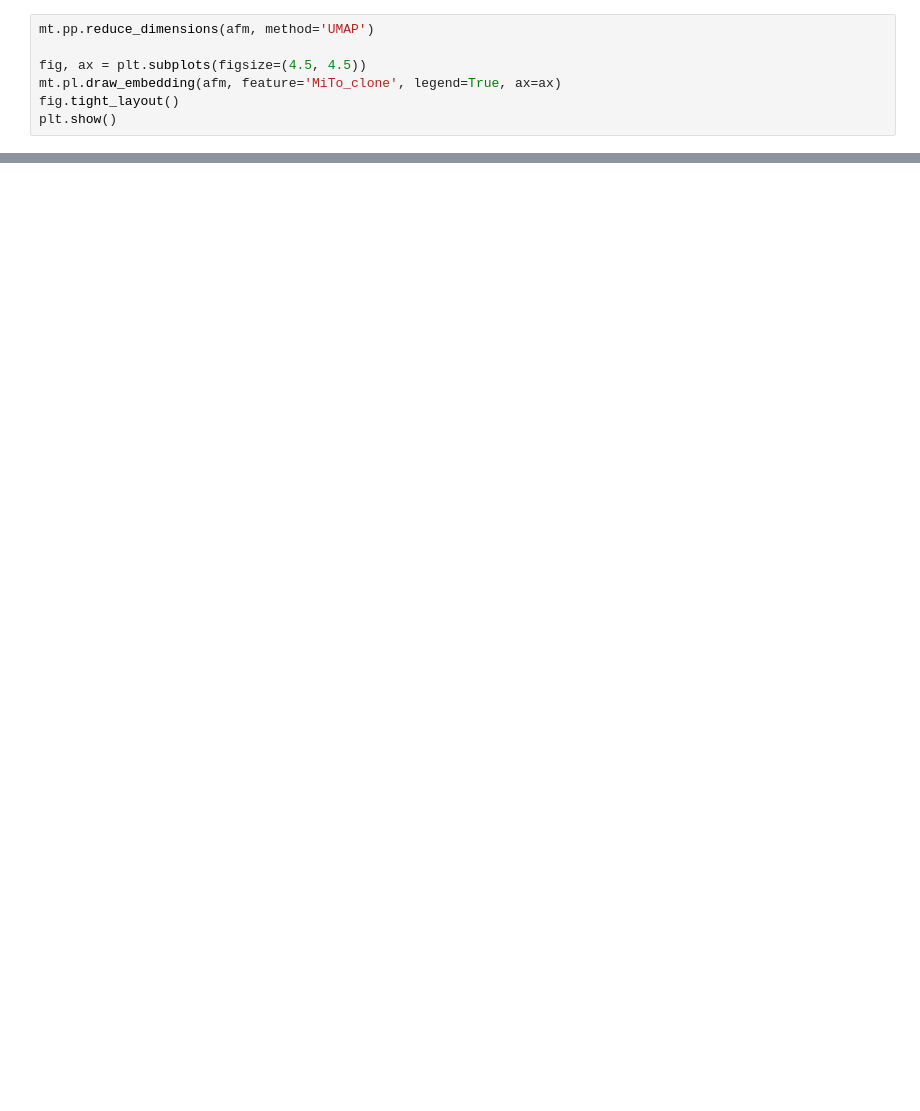
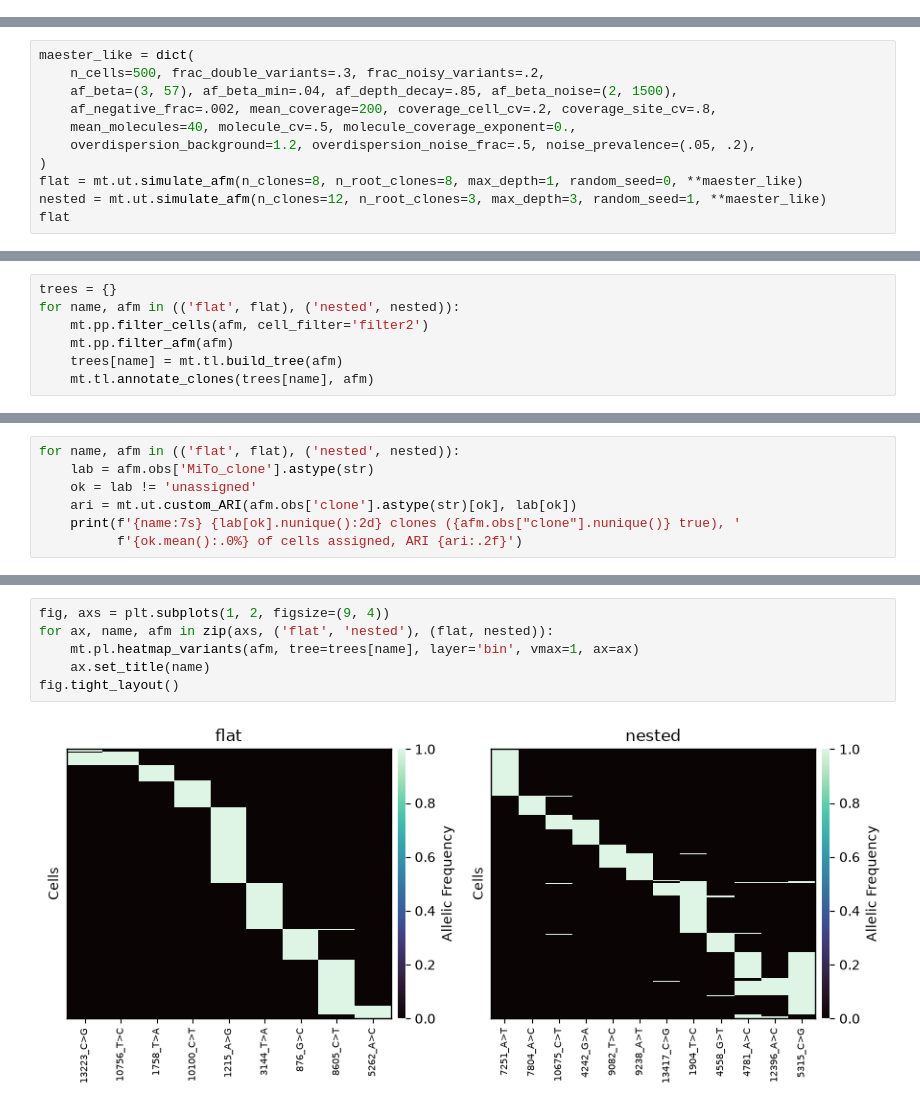
Before and after one commit to andrecossa5/MiTo, a Jupyter notebook: docs/source/getting_started.ipynb, the cells around one changed output, grey strips where cells are left out. Drawn from its saved outputs; the diff is of its cells as text; blank space fills up the shorter version.

```diff
--- a/docs/source/getting_started.ipynb
+++ b/docs/source/getting_started.ipynb
@@ -200,7 +0,0 @@ plt.show()
-# %%
-mt.pp.reduce_dimensions(afm, method='UMAP')
-
-fig, ax = plt.subplots(figsize=(4.5, 4.5))
-mt.pl.draw_embedding(afm, feature='MiTo_clone', legend=True, ax=ax)
-fig.tight_layout()
-plt.show()
@@ -216,0 +34,11 @@ For a worked example on real MAESTER data with ground truth clonal labels, see t
+# %%
+maester_like = dict(
+    n_cells=500, frac_double_variants=.3, frac_noisy_variants=.2,
+    af_beta=(3, 57), af_beta_min=.04, af_depth_decay=.85, af_beta_noise=(2, 1500),
+    af_negative_frac=.002, mean_coverage=200, coverage_cell_cv=.2, coverage_site_cv=.8,
+    mean_molecules=40, molecule_cv=.5, molecule_coverage_exponent=0.,
+    overdispersion_background=1.2, overdispersion_noise_frac=.5, noise_prevalence=(.05, .2),
+)
+flat = mt.ut.simulate_afm(n_clones=8, n_root_clones=8, max_depth=1, random_seed=0, **maester_like)
+nested = mt.ut.simulate_afm(n_clones=12, n_root_clones=3, max_depth=3, random_seed=1, **maester_like)
+flat
@@ -216,0 +57,7 @@ For a worked example on real MAESTER data with ground truth clonal labels, see t
+# %%
+trees = {}
+for name, afm in (('flat', flat), ('nested', nested)):
+    mt.pp.filter_cells(afm, cell_filter='filter2')
+    mt.pp.filter_afm(afm)
+    trees[name] = mt.tl.build_tree(afm)
+    mt.tl.annotate_clones(trees[name], afm)
@@ -216,0 +81,7 @@ For a worked example on real MAESTER data with ground truth clonal labels, see t
+# %%
+for name, afm in (('flat', flat), ('nested', nested)):
+    lab = afm.obs['MiTo_clone'].astype(str)
+    ok = lab != 'unassigned'
+    ari = mt.ut.custom_ARI(afm.obs['clone'].astype(str)[ok], lab[ok])
+    print(f'{name:7s} {lab[ok].nunique():2d} clones ({afm.obs["clone"].nunique()} true), '
+          f'{ok.mean():.0%} of cells assigned, ARI {ari:.2f}')
@@ -216,0 +100,8 @@ For a worked example on real MAESTER data with ground truth clonal labels, see t
+# %%
+fig, axs = plt.subplots(1, 2, figsize=(9, 4))
+for ax, name, afm in zip(axs, ('flat', 'nested'), (flat, nested)):
+    mt.pl.heatmap_variants(afm, tree=trees[name], layer='bin', vmax=1, ax=ax)
+    ax.set_title(name)
+fig.tight_layout()
+# %% [output]
+[figure, added]
```
Also changed, not shown: parts of 36 cells of this notebook, 25 other files.
